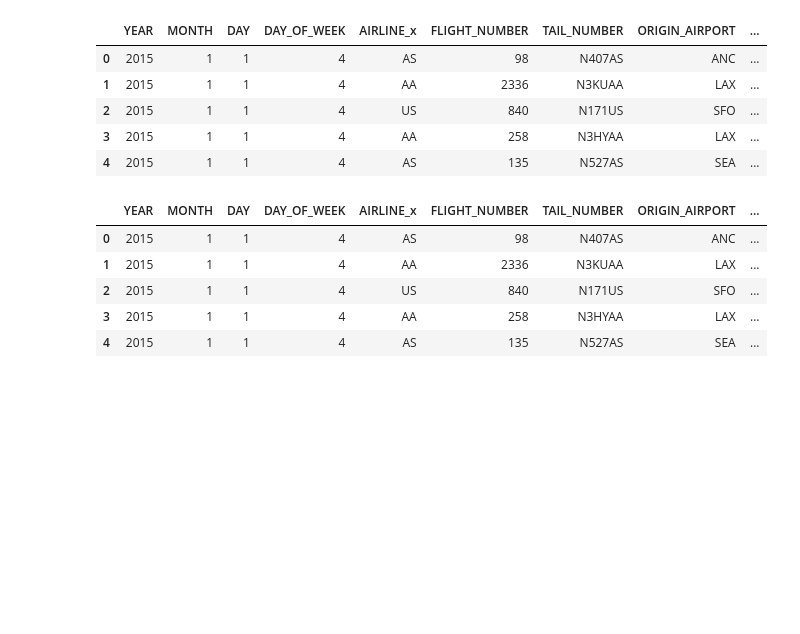
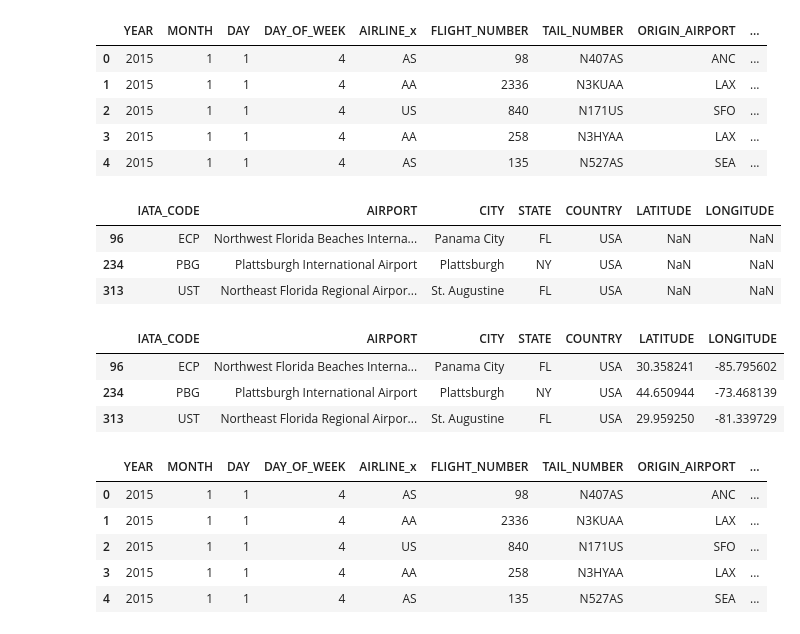
Before and after one commit to ahosk/ML7331-Lab1, a Jupyter notebook: airline_files_merge.ipynb, the cells around one changed output. Saved outputs shown, nothing was run; the diff lists cells and outputs as text; code cells hidden in the pictures; blank space fills up the shorter version.

Commit message:
Update airline_files_merge.ipynb
added imputed lat/long for 3 airports with missing information

```diff
--- a/airline_files_merge.ipynb
+++ b/airline_files_merge.ipynb
@@ -49,6 +49,48 @@ df_merge_airline.head()
 | 2 | 2015 | 1 | 1 | 4 | US | 840 | N171US | SFO | ... |
 | 3 | 2015 | 1 | 1 | 4 | AA | 258 | N3HYAA | LAX | ... |
 | 4 | 2015 | 1 | 1 | 4 | AS | 135 | N527AS | SEA | ... |
+# %%
+#find airports with missing LATITUDE
+df_airports[df_airports['LATITUDE'].isna() == True]
+# %% [output]
+|  | IATA_CODE | AIRPORT | CITY | STATE | COUNTRY | LATITUDE | LONGITUDE |
+| 96 | ECP | Northwest Florida Beaches Interna... | Panama City | FL | USA | NaN | NaN |
+| 234 | PBG | Plattsburgh International Airport | Plattsburgh | NY | USA | NaN | NaN |
+| 313 | UST | Northeast Florida Regional Airpor... | St. Augustine | FL | USA | NaN | NaN |
+# %%
+#impute missing lat/long values from:https://www.airnav.com/airport/
+#ECP:
+#    lat:30.3582408
+#    long:-85.7956022
+# PGB
+#    lat:44.6509444
+#    long:-73.4681389
+#UST:
+#    lat:29.9592503
+#    long:-81.3397292
+
+lat_inpute = {
+    'ECP': 30.3582408,
+    'PBG': 44.6509444,
+    'UST': 29.9592503
+}
+long_inpute = {
+    'ECP': -85.7956022,
+    'PBG': -73.4681389,
+    'UST': -81.3397292
+}
+
+df_airports['LATITUDE'] = df_airports['IATA_CODE'].map(lat_inpute)
+df_airports['LONGITUDE'] = df_airports['IATA_CODE'].map(long_inpute)
+
+missing_lat_long = ['ECP','PBG','UST']
+
+df_airports.loc[df_airports['IATA_CODE'].isin(missing_lat_long)]
+# %% [output]
+|  | IATA_CODE | AIRPORT | CITY | STATE | COUNTRY | LATITUDE | LONGITUDE |
+| 96 | ECP | Northwest Florida Beaches Interna... | Panama City | FL | USA | 30.358241 | -85.795602 |
+| 234 | PBG | Plattsburgh International Airport | Plattsburgh | NY | USA | 44.650944 | -73.468139 |
+| 313 | UST | Northeast Florida Regional Airpor... | St. Augustine | FL | USA | 29.959250 | -81.339729 |
 # %%
 #merge origin airport information to merged data
 df_merge_origin = df_merge_airline.merge(df_airports, left_on = 'ORIGIN_AIRPORT',right_on = 'IATA_CODE', how='left')
```
